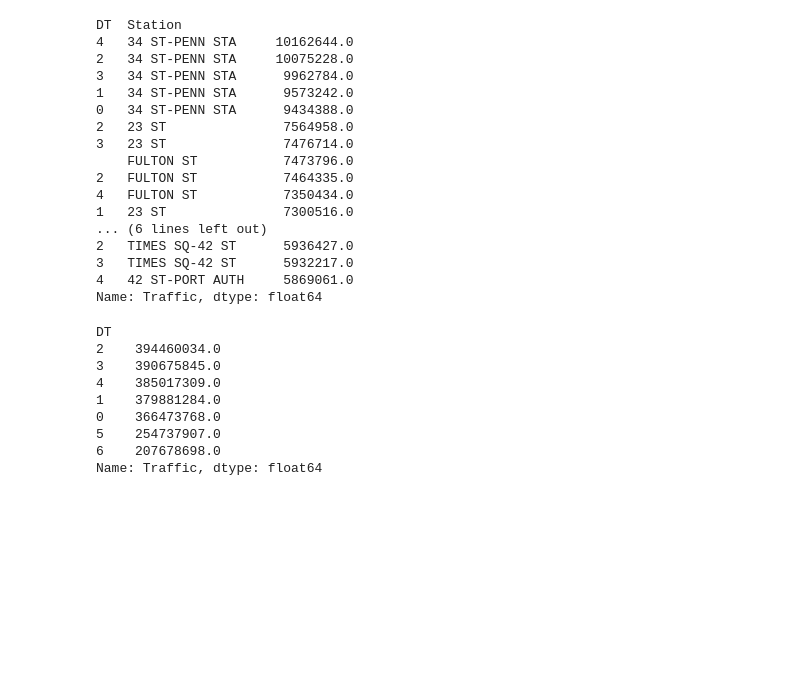
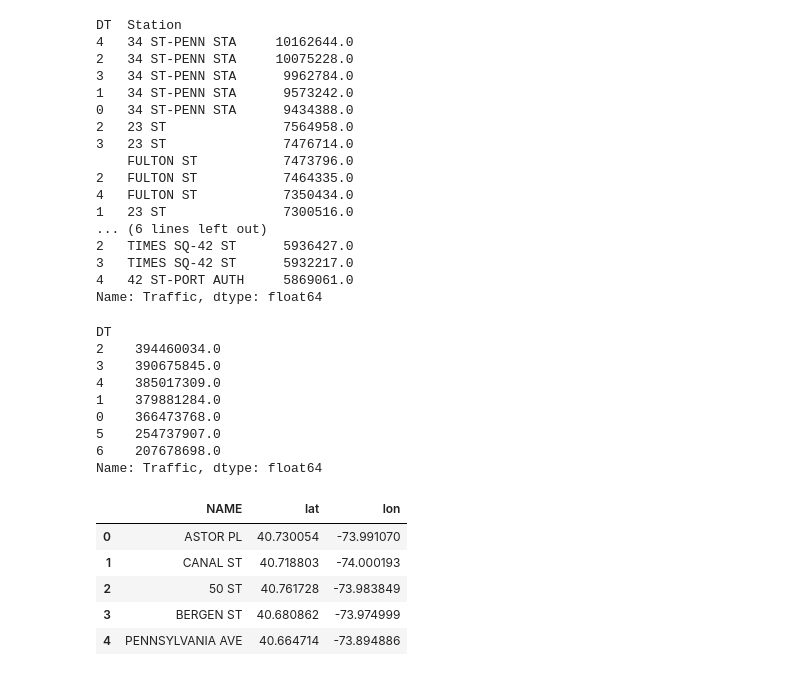
Before and after one commit to JNYH/projectbenson, a Jupyter notebook: eda_benson.ipynb, the cells around one changed output. Saved outputs shown, nothing was run; the diff lists cells and outputs as text; code cells hidden in the pictures; blank space fills up the shorter version.

```diff
--- a/eda_benson.ipynb
+++ b/eda_benson.ipynb
@@ -218,3 +240,35 @@ DT
 5    254737907.0
 6    207678698.0
 Name: Traffic, dtype: float64
+# %%
+# Bringing in station coordinate data
+coords_df = pd.read_csv("/Users/kc/OneDrive/Projects/projectbenson/data/station_coordinates.csv", sep=',')
+
+coords_df = coords_df[["NAME", "lat", "lon"]]
+
+coords_df["NAME"].drop_duplicates(inplace=True)
+
+mapping = {"34th St - Penn Station" : "34 ST-PENN STA",
+          "Times Sq - 42nd St" : "TIMES SQ-42 ST",
+          "42nd St - Port Authority Bus Term" : "42 ST-PORT AUTH",
+          "Herald Sq - 34th St" : "34 ST-HERALD SQ",
+          "Grand Central - 42nd St" : "GRD CNTRL-42 ST",
+          "Union Sq - 14th St" : "14 ST-UNION SQ",
+          "Flushing - Main St" : "FLUSHING-MAIN",
+          "59th St - Columbus Circle" : "59 ST COLUMBUS",
+          "Atlantic Av - Barclay's Center" : "ATL AV-BARCLAY"}
+
+coords_df.replace({"NAME" : mapping}, inplace=True)
+
+coords_df["NAME"] = coords_df["NAME"].str.upper()
+
+coords_df["NAME"] = coords_df["NAME"].str.replace("(?<=\d)TH|(?<=\d)RD|(?<=\d)ND\b", "")
+
+coords_df.head()
+# %% [output]
+|  | NAME | lat | lon |
+| 0 | ASTOR PL | 40.730054 | -73.991070 |
+| 1 | CANAL ST | 40.718803 | -74.000193 |
+| 2 | 50 ST | 40.761728 | -73.983849 |
+| 3 | BERGEN ST | 40.680862 | -73.974999 |
+| 4 | PENNSYLVANIA AVE | 40.664714 | -73.894886 |
```
Also changed, not shown: parts of 8 cells of this notebook, 3 other files.
